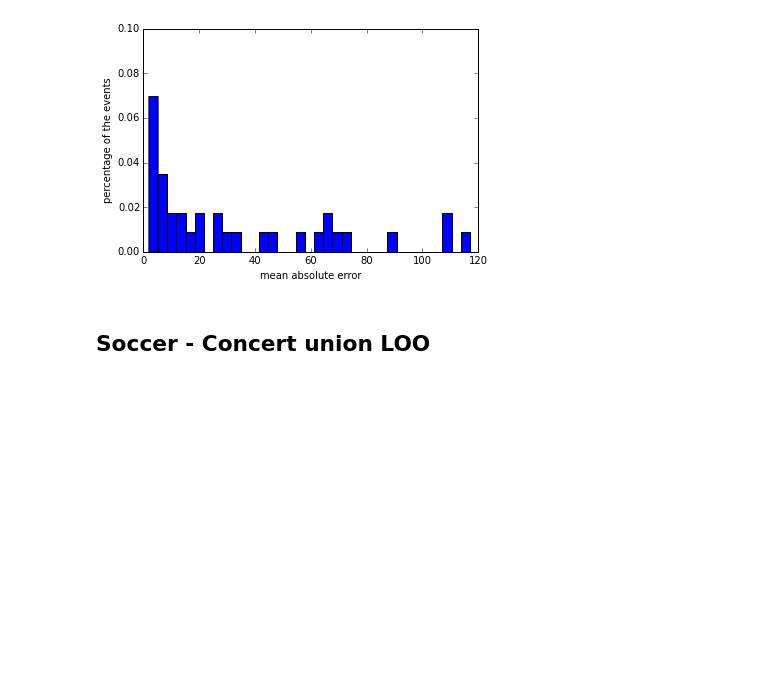
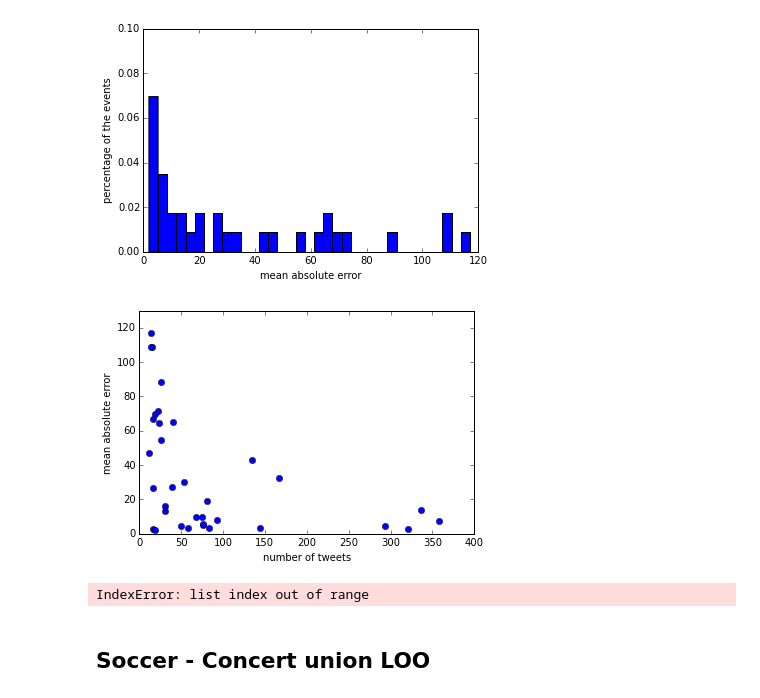
Before and after one commit to ahurriyetoglu/tte_estimation, a Jupyter notebook: WordTimeSeries.ipynb, the cells around one changed output. Saved outputs shown, nothing was run; the diff lists cells and outputs as text; code cells hidden in the pictures; blank space fills up the shorter version.

```diff
--- a/WordTimeSeries.ipynb
+++ b/WordTimeSeries.ipynb
@@ -20,3 +1,22 @@ import re
+# %%
+from IPython import parallel
+
+clients = parallel.Client() #a lightweight handle on all the engines of a cluster
+clients.block = True  # use synchronous computations
+print(clients.ids)
+
+dview = clients[:] #dview = clients.direct_view()
+dview.block = True
+print(dview)
+
+#from ggplot import * # does not work with python 3.4
+from collections import OrderedDict
+from scipy.stats.kde import gaussian_kde
+
+import time
+import getpass
+import re
+%pylab inline
 # %%
 # do this from time to time, for clearing the memory!
 dview.results.clear()
@@ -3498,6 +3525,14 @@ ax.set_ylim([0,0.1])
 fig.savefig('perEventMAEFigure_MC.eps', format='eps')
 # %% [output]
 [figure]
+# %%
+fig, ax = plt.subplots()
+plt.xlabel("number of tweets for an event"), plt.ylabel("mean absolute error")
+maeSizeDF = conLOOResultT.groupby("event").apply(lambda g: pd.Series({"mean absolute error":getMAE(g.time_to_eventhF,g.priorityALLEst),"number of tweets":len(g)}))
+maeSizeDF.plot(y='mean absolute error', x='number of tweets', style='bo', xlim=(0,400), ylim=(0,130), grid=False)
+fig.savefig('SizeMaeRelation_MC.eps', format='eps')
+# %% [output]
+[figure, added]
 # %%
 my_evnts=list(set(conLOOResultT.event.values))#ordered by product of MAE and Tweet count
 i=0
@@ -3505,3 +3540,5 @@ i=0
 print(i,my_evnts[i],'Count of Tweets:',len(concert_table[concert_table.event.isin([my_evnts[i]])]),'In eliminate events:',my_evnts[i] in elimEvents)
 concert_table[concert_table.event.isin([my_evnts[i]])]["time_to_eventhF"].hist()
 i+=1
+# %% [output]
+IndexError: list index out of range
```
Also changed, not shown: parts of 19 cells of this notebook.
